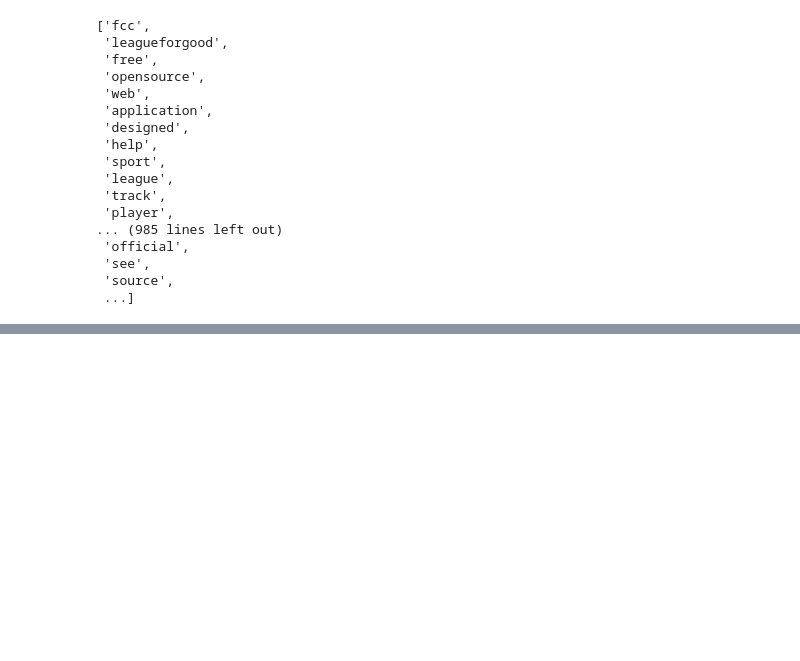
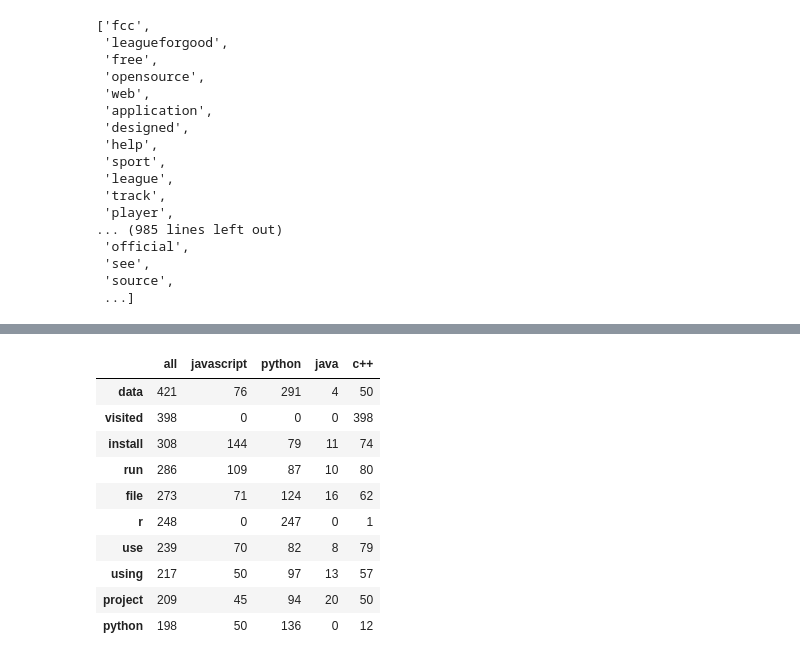
Before and after one commit to NLP-Darden-Project-Team-6/NLP-3, a Jupyter notebook: matt-explore.ipynb, the cells around one changed output, grey strips where cells are left out. Saved outputs shown, nothing was run; the diff lists cells and outputs as text; code cells hidden in the pictures; blank space fills up the shorter version.

```diff
--- a/matt-explore.ipynb
+++ b/matt-explore.ipynb
@@ -142,7 +142,7 @@ c_freq = pd.Series(c_words).value_counts()
 all_freq = pd.Series(all_words).value_counts()
 # %%
 word_counts = (pd.concat([all_freq, js_freq, python_freq, java_freq, c_freq ], axis=1, sort=True)
-                .set_axis(['all', 'javascript', 'python', 'ja', 'entertainment'], axis=1, inplace=False)
+                .set_axis(['all', 'javascript', 'python', 'java', 'c++'], axis=1, inplace=False)
                 .fillna(0)
                 .apply(lambda s: s.astype(int)))
 
@@ -149,0 +157,14 @@ word_counts.head()
+# %%
+word_counts.sort_values(by='all', ascending=False).head(10)
+# %% [output]
+|  | all | javascript | python | java | c++ |
+| data | 421 | 76 | 291 | 4 | 50 |
+| visited | 398 | 0 | 0 | 0 | 398 |
+| install | 308 | 144 | 79 | 11 | 74 |
+| run | 286 | 109 | 87 | 10 | 80 |
+| file | 273 | 71 | 124 | 16 | 62 |
+| r | 248 | 0 | 247 | 0 | 1 |
+| use | 239 | 70 | 82 | 8 | 79 |
+| using | 217 | 50 | 97 | 13 | 57 |
+| project | 209 | 45 | 94 | 20 | 50 |
+| python | 198 | 50 | 136 | 0 | 12 |
```
Also changed, not shown: parts of 1 cell of this notebook.
